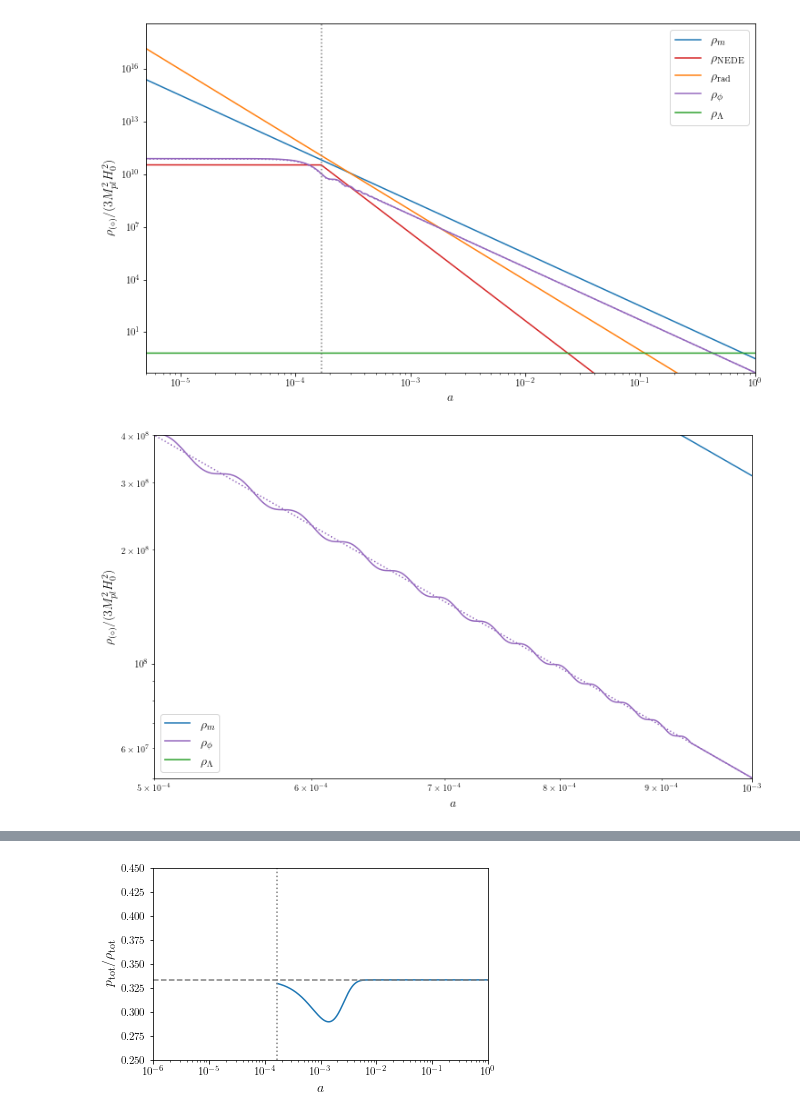
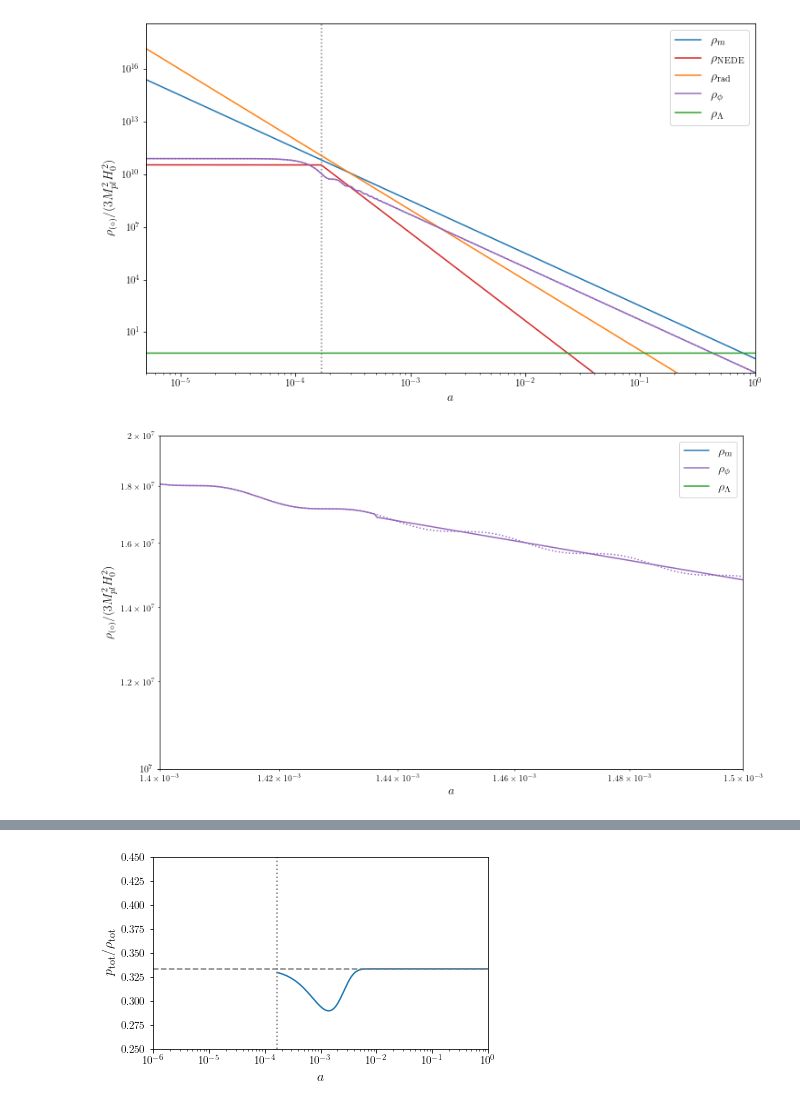
Before and after one commit to NEDE-Cosmo/TriggerCLASS, a Jupyter notebook: notebooks/NEDE.ipynb, the cells around one changed output, grey strips where cells are left out. Cells and saved outputs as stored; diff of their text form; code cells hidden in the pictures.

```diff
--- a/notebooks/NEDE.ipynb
+++ b/notebooks/NEDE.ipynb
@@ -133,13 +131,14 @@ evolving 605 wavenumbers
 # %%
 
 
-NEDE_derived=NEDE.get_current_derived_parameters(['z_decay','z_rec','H0'])
+NEDE_derived=NEDE.get_current_derived_parameters(['z_decay','z_rec','H0','sigma8'])
 NEDE_bg = NEDE.get_background()
 NEDE2_bg = NEDE2.get_background()
 
 
 NEDE_z_decay=NEDE_derived['z_decay']
-NEDE_z_rec=NEDE_derived['z_rec']
+NEDE_z_rec=NEDE_derived['sigma8']
+NEDE_sigma8=NEDE_derived['z_decay']
 NEDE_a_decay=1/(NEDE_z_decay+1)
 NEDE_a_rec=1/(NEDE_z_rec+1)
 NEDE_Dstar=NEDE.angular_distance(NEDE_z_rec)*(NEDE_z_rec+1)
@@ -152,6 +151,7 @@ NEDE_Dstar=NEDE.angular_distance(NEDE_z_rec)*(NEDE_z_rec+1)
 #print(EDE_a_decay)
 
 #EDE.Neff()
+
 
 #print("Neff EDE: " + str(EDE.Neff()))
 #print("Neff DR: " + str(DR.Neff()))
@@ -209,3 +209,4 @@ def rs_z(zvar,bg):
 
 
 #print(l_z(1000),1000,EDE_Dstar,l_k(0.015),l_z(EDE_z_decay),1/rs_z(EDE_z_decay,EDE_bg)[1],l_k(0.0239))
+print(NEDE_sigma8)
@@ -269,36 +255,36 @@ fs=14
 rho_rad=np.zeros(a_NEDE.size)
 rho_EDE=NEDE_bg['(.)rho_NEDE']
 
 
 
 decay_pos=np.argmin(np.abs(NEDE_a_decay-a_NEDE))
 #rho_rad[decay_pos:]=rho_EDE[decay_pos:]
 rho_rad=rho_rad+NEDE_bg['(.)rho_g']+NEDE_bg['(.)rho_ur']
 
 
 plt.rcParams['figure.figsize'] = [12, 24]
 ax1 = plt.subplot(311)
 plt.loglog(a_NEDE, (NEDE_bg['(.)rho_cdm']+NEDE_bg['(.)rho_b'])/H0_NEDE**2,label=r'$\rho_m$',c=color_sequence[0])
 plt.loglog(a_NEDE, NEDE_bg['(.)rho_trigger']/H0_NEDE**2,label=r'$\rho_{\phi}$',c=color_sequence[4])
 plt.loglog(a_NEDE2, NEDE2_bg['(.)rho_trigger']/H0_NEDE**2,ls=':',c=color_sequence[4])
 plt.loglog(a_NEDE, NEDE_bg['(.)rho_lambda']/H0_NEDE**2,label=r'$\rho_{\Lambda}$',c=color_sequence[2])
 #plt.loglog(a_EDE2, EDE2_bg['(.)rho_lambda']/H0_EDE2**2,ls=':',c=color_sequence[2])
 plt.axvline(x=NEDE_a_decay,ls=':',c='gray')
-plt.xlim((0.0005,0.001))
+plt.xlim((0.0014,0.0015))
 
 
-plt.ylim((5e7,0.4e9))
+plt.ylim((1.e7,2e7))
 
 plt.xlabel(r'$a$',fontsize=fs)
 ax1.set_ylabel(r'$\rho_{(\circ)} / (3M_{pl}^2 H_0^2)$', fontsize=fs)
 plt.legend(fontsize=14)
 plt.setp(ax1.get_xticklabels(), fontsize=11)
 plt.setp(ax1.get_yticklabels(), fontsize=11)
 plt.savefig('fld_bg.pdf',bbox_inches='tight')
 plt.show()
 plt.close('all')
 # %% [output]
-[figure, old version]
+[figure, new version]
 # %%
 plt.rcParams['figure.figsize'] = [7, 14]
 ax1 = plt.subplot(311)
```
Also changed, not shown: parts of 6 cells of this notebook, 5 other files.
